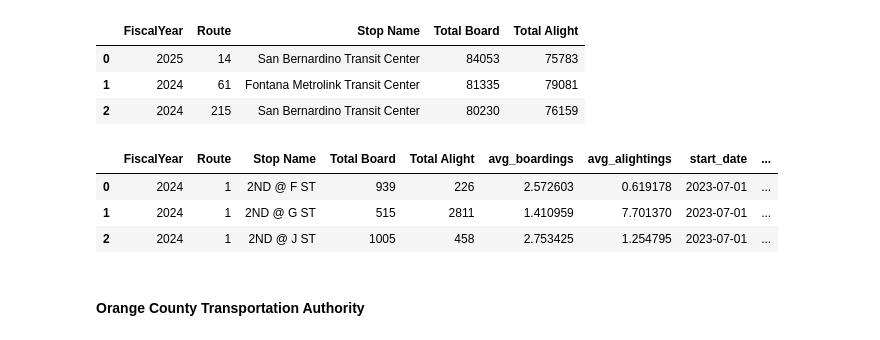
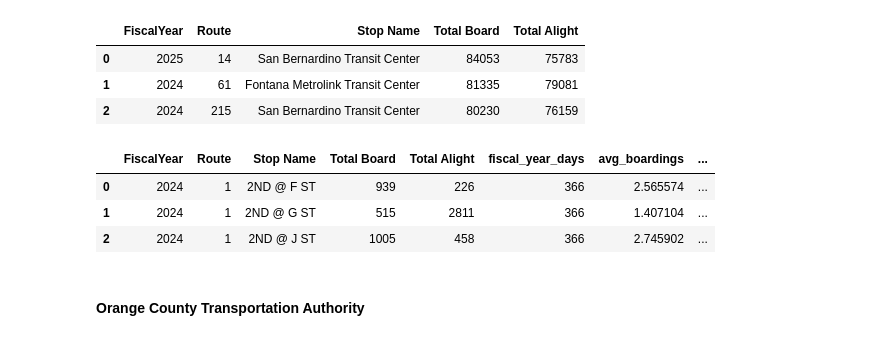
Before and after one commit to cal-itp/transit-ridership-analytics, a Jupyter notebook: Pre-process.ipynb, the cells around one changed output. Cells and saved outputs as stored; diff of their text form; code cells hidden in the pictures.

Commit message:
Fix num of days for taking avg of month/year totals

```diff
--- a/Pre-process.ipynb
+++ b/Pre-process.ipynb
@@ -452,28 +453,30 @@ raw_omni.head(3)
 # %%
 # sum up totals for each stop name
 raw_omni_export = raw_omni.groupby(["FiscalYear", "Route", "Stop Name"])[["Total Board", "Total Alight"]].sum().reset_index()
 
 # avg total ridership of fiscal year
-raw_omni_export['avg_boardings'] = raw_omni_export['Total Board']/365
-raw_omni_export['avg_alightings'] = raw_omni_export['Total Alight']/365
+raw_omni_export["FiscalYear"] = raw_omni_export["FiscalYear"].astype(int)
+raw_omni_export["fiscal_year_days"] = raw_omni_export["FiscalYear"].apply(lambda y: 366 if calendar.isleap(y) else 365)
+raw_omni_export['avg_boardings'] = raw_omni_export['Total Board']/raw_omni_export["fiscal_year_days"]
+raw_omni_export['avg_alightings'] = raw_omni_export['Total Alight']/raw_omni_export["fiscal_year_days"]
 
 # specify start month of fiscal year
 start_month = 7
 raw_omni_export[["start_date", "end_date"]] = raw_omni_export["FiscalYear"].apply(lambda x: pd.Series(get_fiscal_year_range(x, start_month)))
 raw_omni_export["start_date"] = pd.to_datetime(raw_omni_export["start_date"])
 raw_omni_export["end_date"] = pd.to_datetime(raw_omni_export["end_date"])
 # raw_omni_export['Date'] = pd.to_datetime(raw_omni_export['FiscalYear']-1, format='%Y') + pd.offsets.MonthBegin(start_month-1)
 
 raw_omni_export["day_type"] = "all"
 
 raw_omni_export.to_excel("transit_agency_ridership_preprocessed_datasets/omni_trans_ridership.xlsx")
 
 raw_omni_export.head(3)
 # %% [output]
-|  | FiscalYear | Route | Stop Name | Total Board | Total Alight | avg_boardings | avg_alightings | start_date | ... |
-| 0 | 2024 | 1 | 2ND @ F ST | 939 | 226 | 2.572603 | 0.619178 | 2023-07-01 | ... |
-| 1 | 2024 | 1 | 2ND @ G ST | 515 | 2811 | 1.410959 | 7.701370 | 2023-07-01 | ... |
-| 2 | 2024 | 1 | 2ND @ J ST | 1005 | 458 | 2.753425 | 1.254795 | 2023-07-01 | ... |
+|  | FiscalYear | Route | Stop Name | Total Board | Total Alight | fiscal_year_days | avg_boardings | ... |
+| 0 | 2024 | 1 | 2ND @ F ST | 939 | 226 | 366 | 2.565574 | ... |
+| 1 | 2024 | 1 | 2ND @ G ST | 515 | 2811 | 366 | 1.407104 | ... |
+| 2 | 2024 | 1 | 2ND @ J ST | 1005 | 458 | 366 | 2.745902 | ... |
 # %% [markdown]
 #### Orange County Transportation Authority
 # %% [markdown]
```
Also changed, not shown: parts of 2 cells of this notebook, 3 other files.
